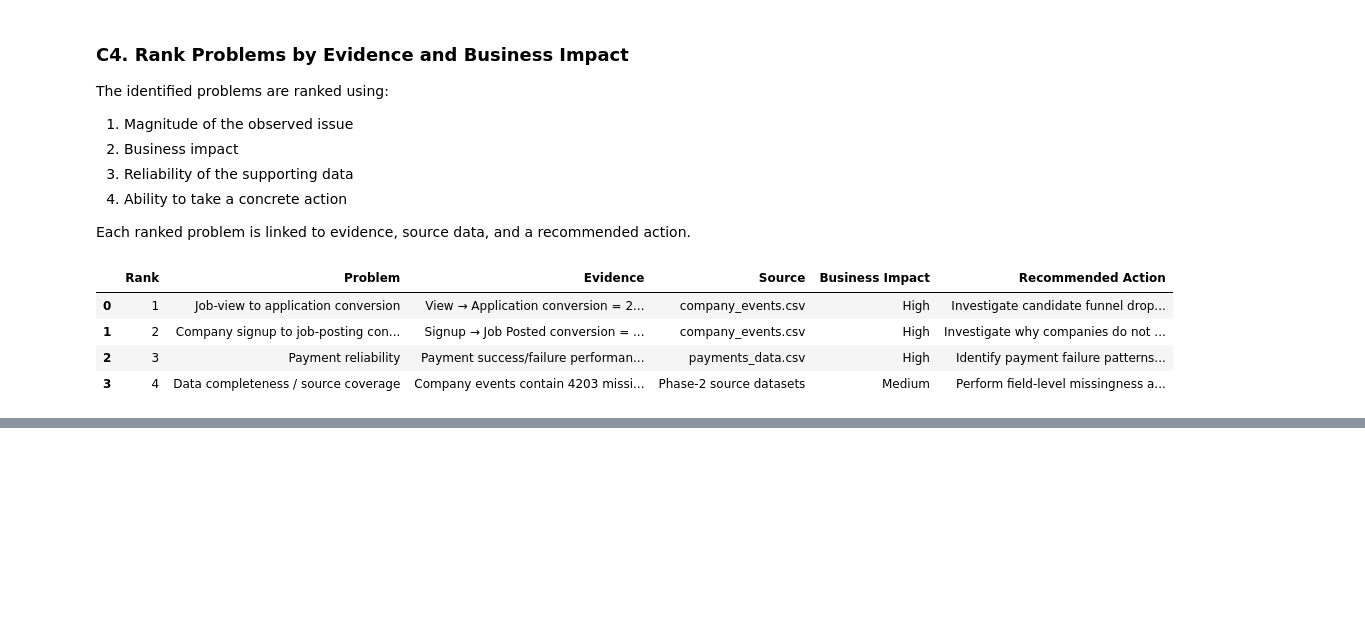
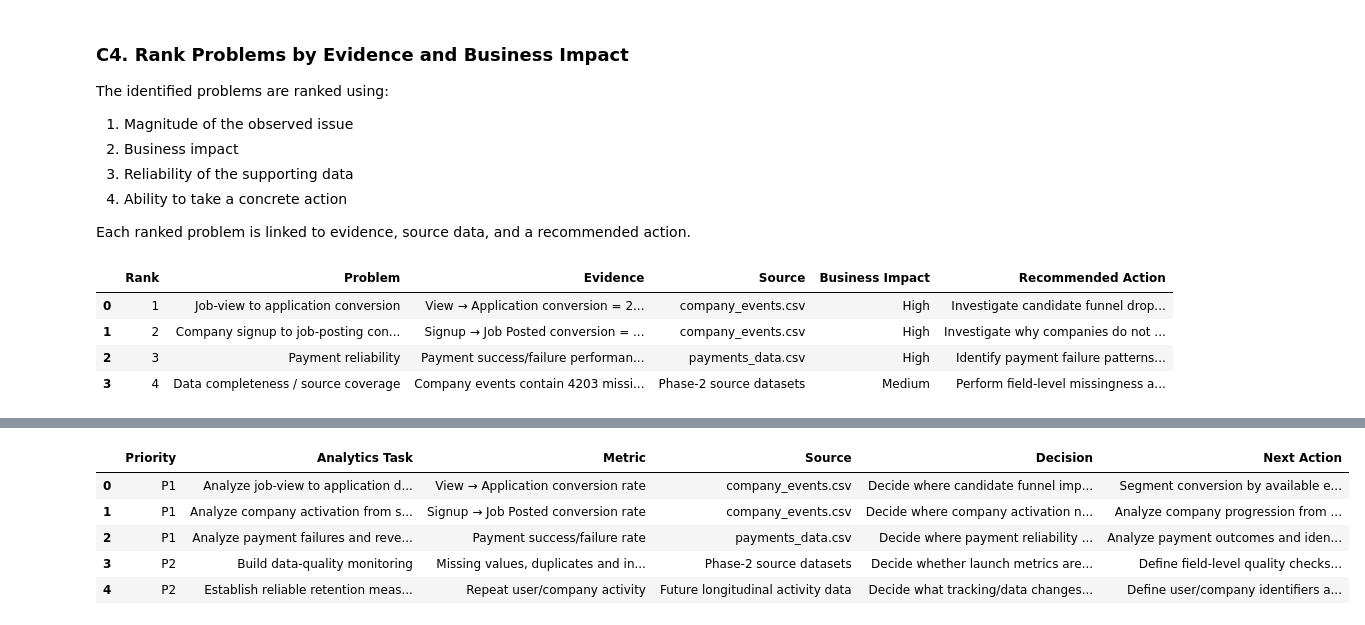
Before and after one commit to Aslamahmad-89/PlaceMux_Phase_03_Tasks, a Jupyter notebook: Task_1_Post_Launch_Health/Notebooks/Post_Launch_Health_Analysis.ipynb, the cells around one changed output, grey strips where cells are left out. Cells and saved outputs as stored; diff of their text form; code cells hidden in the pictures; blank space fills up the shorter version.

Commit message:
Complete Task 1 updates

```diff
--- a/Task_1_Post_Launch_Health/Notebooks/Post_Launch_Health_Analysis.ipynb
+++ b/Task_1_Post_Launch_Health/Notebooks/Post_Launch_Health_Analysis.ipynb
@@ -706,0 +986,56 @@ display(ranked_problems)
+# %%
+# D4 — Final Actionable Phase-3 Analytics Backlog
+
+actionable_backlog = pd.DataFrame({
+    "Priority": [
+        "P1",
+        "P1",
+        "P1",
+        "P2",
+        "P2"
+    ],
+    "Analytics Task": [
+        "Analyze job-view to application drop-off",
+        "Analyze company activation from signup to job posting",
+        "Analyze payment failures and revenue leakage",
+        "Build data-quality monitoring",
+        "Establish reliable retention measurement"
+    ],
+    "Metric": [
+        "View → Application conversion rate",
+        "Signup → Job Posted conversion rate",
+        "Payment success/failure rate",
+        "Missing values, duplicates and invalid events",
+        "Repeat user/company activity"
+    ],
+    "Source": [
+        "company_events.csv",
+        "company_events.csv",
+        "payments_data.csv",
+        "Phase-2 source datasets",
+        "Future longitudinal activity data"
+    ],
+    "Decision": [
+        "Decide where candidate funnel improvements are required",
+        "Decide where company activation needs improvement",
+        "Decide where payment reliability improvements are required",
+        "Decide whether launch metrics are reliable enough for reporting",
+        "Decide what tracking/data changes are required to measure retention"
+    ],
+    "Next Action": [
+        "Segment conversion by available event dimensions and investigate major drop-offs",
+        "Analyze company progression from signup to job posting",
+        "Analyze payment outcomes and identify failure patterns",
+        "Define field-level quality checks and monitoring rules",
+        "Define user/company identifiers and longitudinal event tracking requirements"
+    ]
+})
+
+display(actionable_backlog)
+# %% [output]
+|  | Priority | Analytics Task | Metric | Source | Decision | Next Action |
+| 0 | P1 | Analyze job-view to application d... | View → Application conversion rate | company_events.csv | Decide where candidate funnel imp... | Segment conversion by available e... |
+| 1 | P1 | Analyze company activation from s... | Signup → Job Posted conversion rate | company_events.csv | Decide where company activation n... | Analyze company progression from ... |
+| 2 | P1 | Analyze payment failures and reve... | Payment success/failure rate | payments_data.csv | Decide where payment reliability ... | Analyze payment outcomes and iden... |
+| 3 | P2 | Build data-quality monitoring | Missing values, duplicates and in... | Phase-2 source datasets | Decide whether launch metrics are... | Define field-level quality checks... |
+| 4 | P2 | Establish reliable retention meas... | Repeat user/company activity | Future longitudinal activity data | Decide what tracking/data changes... | Define user/company identifiers a... |
```
Also changed, not shown: parts of 22 cells of this notebook, 8 other files.
